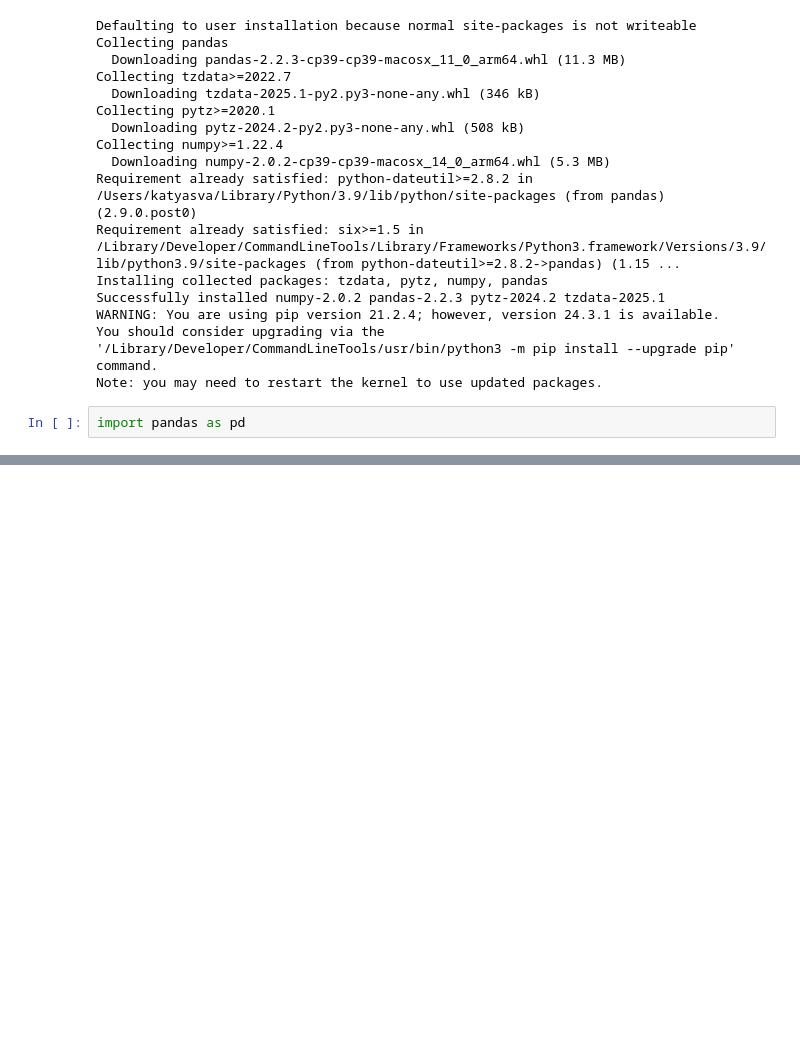
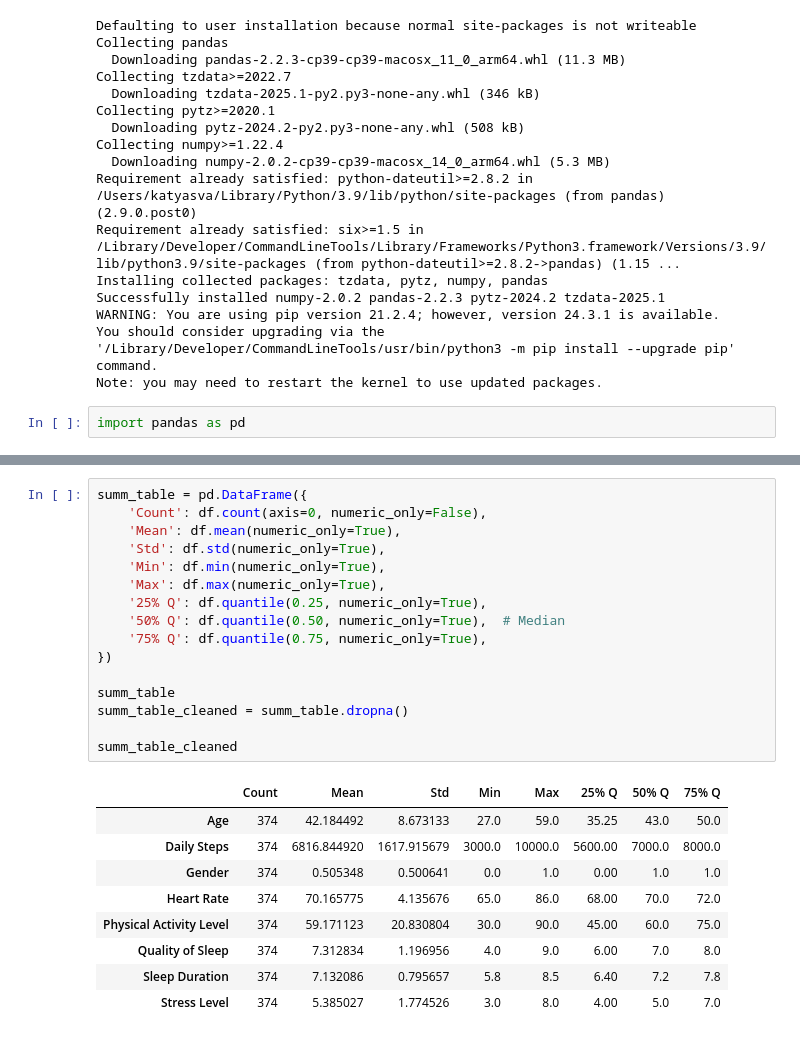
Before and after one commit to katyasva/Refresher, a Jupyter notebook: first_notebook.ipynb, the cells around one changed output, grey strips where cells are left out. Drawn from its saved outputs; the diff is of its cells as text; blank space fills up the shorter version.

```diff
--- a/first_notebook.ipynb
+++ b/first_notebook.ipynb
@@ -21,0 +41,26 @@ import pandas as pd
+# %%
+summ_table = pd.DataFrame({
+    'Count': df.count(axis=0, numeric_only=False),
+    'Mean': df.mean(numeric_only=True),
+    'Std': df.std(numeric_only=True),
+    'Min': df.min(numeric_only=True),
+    'Max': df.max(numeric_only=True),
+    '25% Q': df.quantile(0.25, numeric_only=True),
+    '50% Q': df.quantile(0.50, numeric_only=True),  # Median
+    '75% Q': df.quantile(0.75, numeric_only=True),
+})
+
+summ_table
+summ_table_cleaned = summ_table.dropna()
+
+summ_table_cleaned
+# %% [output]
+|  | Count | Mean | Std | Min | Max | 25% Q | 50% Q | 75% Q |
+| Age | 374 | 42.184492 | 8.673133 | 27.0 | 59.0 | 35.25 | 43.0 | 50.0 |
+| Daily Steps | 374 | 6816.844920 | 1617.915679 | 3000.0 | 10000.0 | 5600.00 | 7000.0 | 8000.0 |
+| Gender | 374 | 0.505348 | 0.500641 | 0.0 | 1.0 | 0.00 | 1.0 | 1.0 |
+| Heart Rate | 374 | 70.165775 | 4.135676 | 65.0 | 86.0 | 68.00 | 70.0 | 72.0 |
+| Physical Activity Level | 374 | 59.171123 | 20.830804 | 30.0 | 90.0 | 45.00 | 60.0 | 75.0 |
+| Quality of Sleep | 374 | 7.312834 | 1.196956 | 4.0 | 9.0 | 6.00 | 7.0 | 8.0 |
+| Sleep Duration | 374 | 7.132086 | 0.795657 | 5.8 | 8.5 | 6.40 | 7.2 | 7.8 |
+| Stress Level | 374 | 5.385027 | 1.774526 | 3.0 | 8.0 | 4.00 | 5.0 | 7.0 |
```
Also changed, not shown: parts of 6 cells of this notebook.
